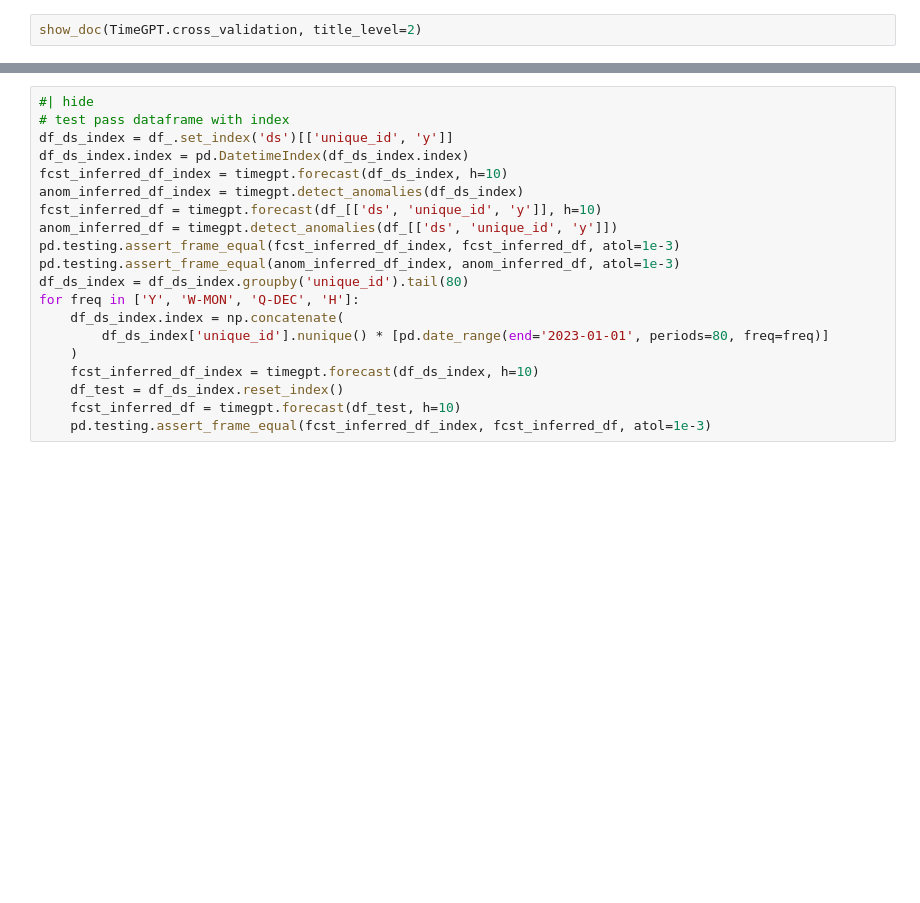
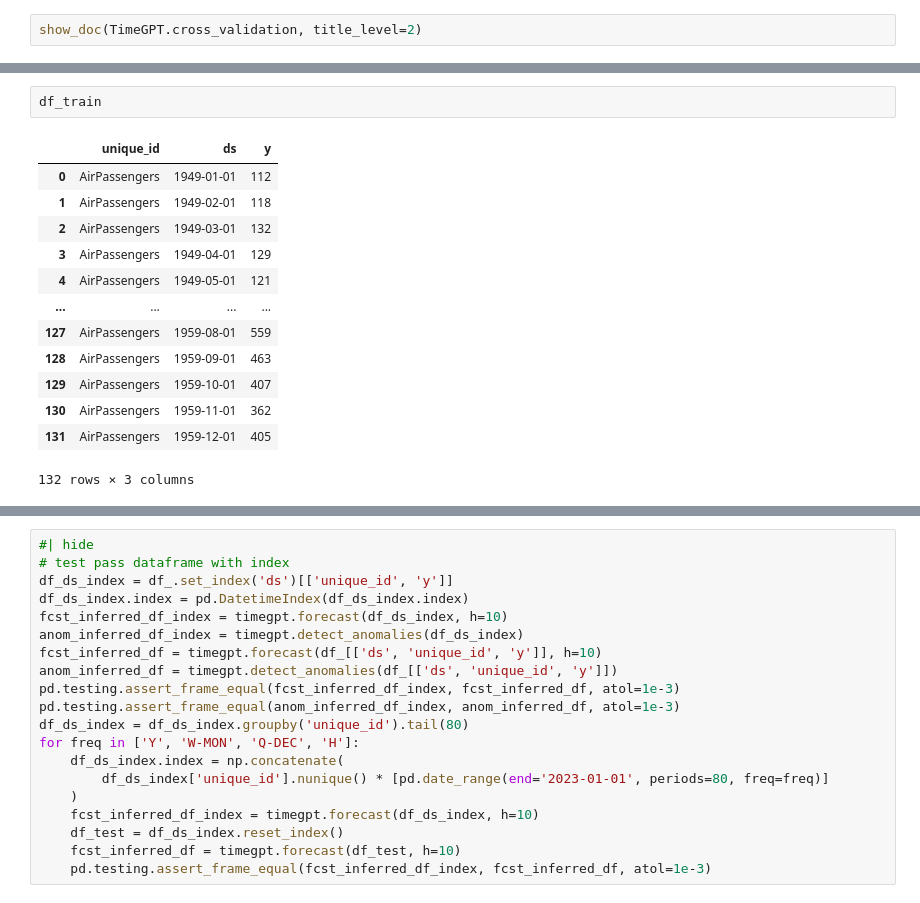
Before and after one commit to Nixtla/nixtla, a Jupyter notebook: nbs/timegpt.ipynb, the cells around one changed output, grey strips where cells are left out. Cells and saved outputs as stored; diff of their text form; blank space fills up the shorter version.

```diff
--- a/nbs/timegpt.ipynb
+++ b/nbs/timegpt.ipynb
@@ -1390,0 +1473,16 @@ for hyp in hyps:
+# %%
+df_train
+# %% [output]
+|  | unique_id | ds | y |
+| 0 | AirPassengers | 1949-01-01 | 112 |
+| 1 | AirPassengers | 1949-02-01 | 118 |
+| 2 | AirPassengers | 1949-03-01 | 132 |
+| 3 | AirPassengers | 1949-04-01 | 129 |
+| 4 | AirPassengers | 1949-05-01 | 121 |
+| ... | ... | ... | ... |
+| 127 | AirPassengers | 1959-08-01 | 559 |
+| 128 | AirPassengers | 1959-09-01 | 463 |
+| 129 | AirPassengers | 1959-10-01 | 407 |
+| 130 | AirPassengers | 1959-11-01 | 362 |
+| 131 | AirPassengers | 1959-12-01 | 405 |
+132 rows × 3 columns
```
Also changed, not shown: parts of 11 cells of this notebook, 1 other file.
